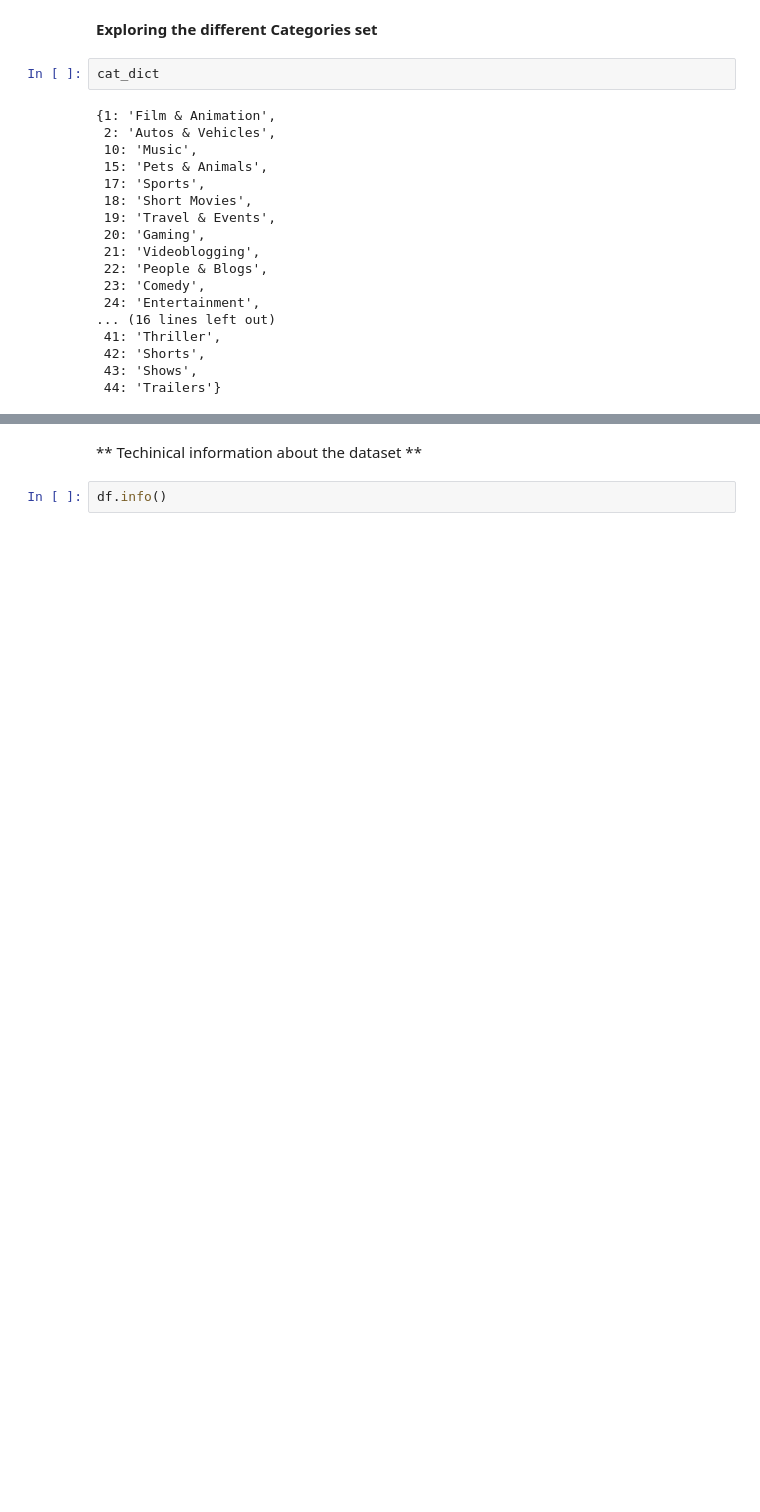
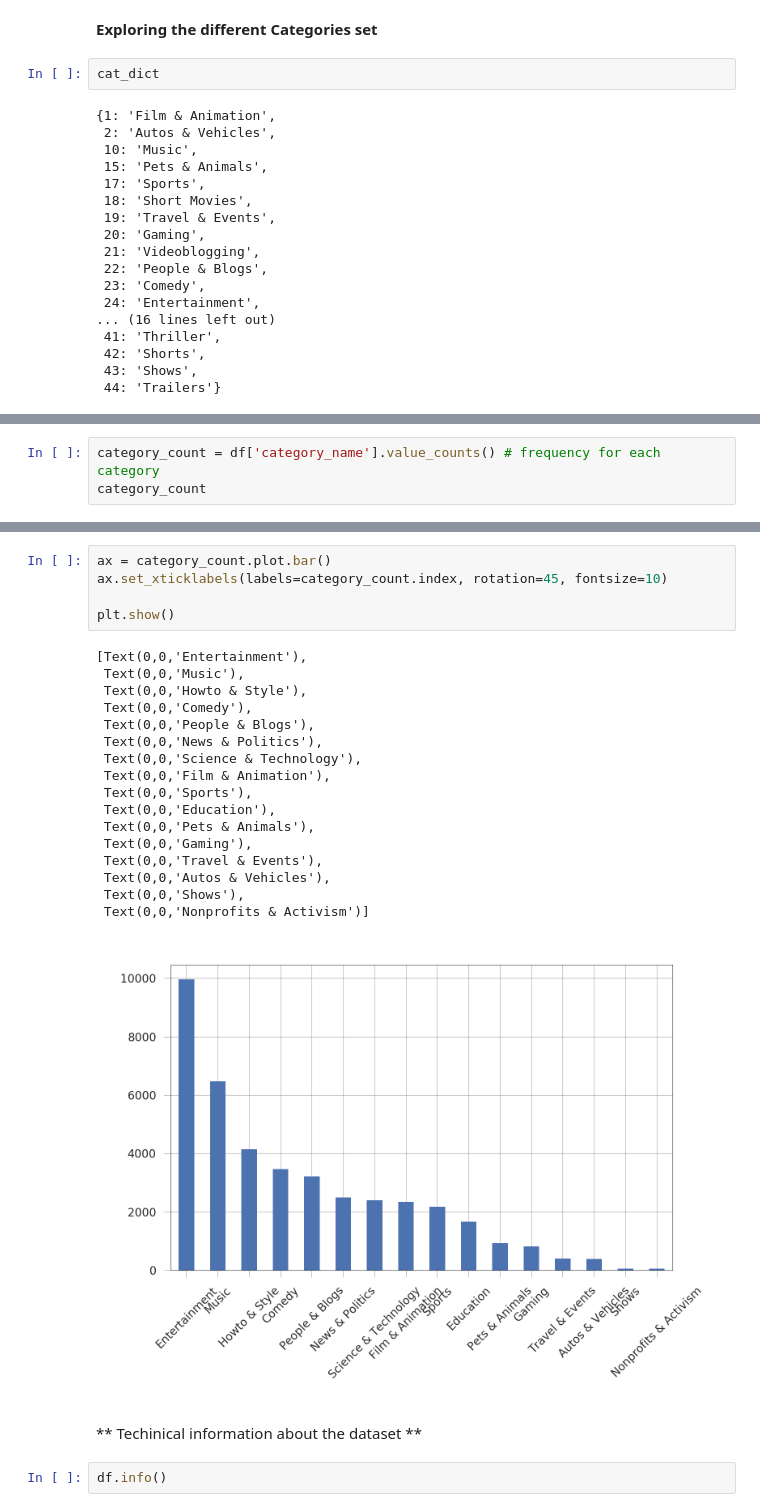
Before and after one commit to AbhinavShank/Youtube-Trending, a Jupyter notebook: YTAnalysis_USA.ipynb, the cells around one changed output, grey strips where cells are left out. Drawn from its saved outputs; the diff is of its cells as text; blank space fills up the shorter version.

```diff
--- a/YTAnalysis_USA.ipynb
+++ b/YTAnalysis_USA.ipynb
@@ -64,0 +89,3 @@ cat_dict
+# %%
+category_count = df['category_name'].value_counts() # frequency for each category
+category_count
@@ -65,3 +110,26 @@ cat_dict
+# %%
+ax = category_count.plot.bar()
+ax.set_xticklabels(labels=category_count.index, rotation=45, fontsize=10)
+
+plt.show()
+# %% [output]
+[Text(0,0,'Entertainment'),
+ Text(0,0,'Music'),
+ Text(0,0,'Howto & Style'),
+ Text(0,0,'Comedy'),
+ Text(0,0,'People & Blogs'),
+ Text(0,0,'News & Politics'),
+ Text(0,0,'Science & Technology'),
+ Text(0,0,'Film & Animation'),
+ Text(0,0,'Sports'),
+ Text(0,0,'Education'),
+ Text(0,0,'Pets & Animals'),
+ Text(0,0,'Gaming'),
+ Text(0,0,'Travel & Events'),
+ Text(0,0,'Autos & Vehicles'),
+ Text(0,0,'Shows'),
+ Text(0,0,'Nonprofits & Activism')]
+[figure, added]
 # %% [markdown]
 ** Techinical information about the dataset **
 # %%
```
Also changed, not shown: parts of 15 cells of this notebook.
